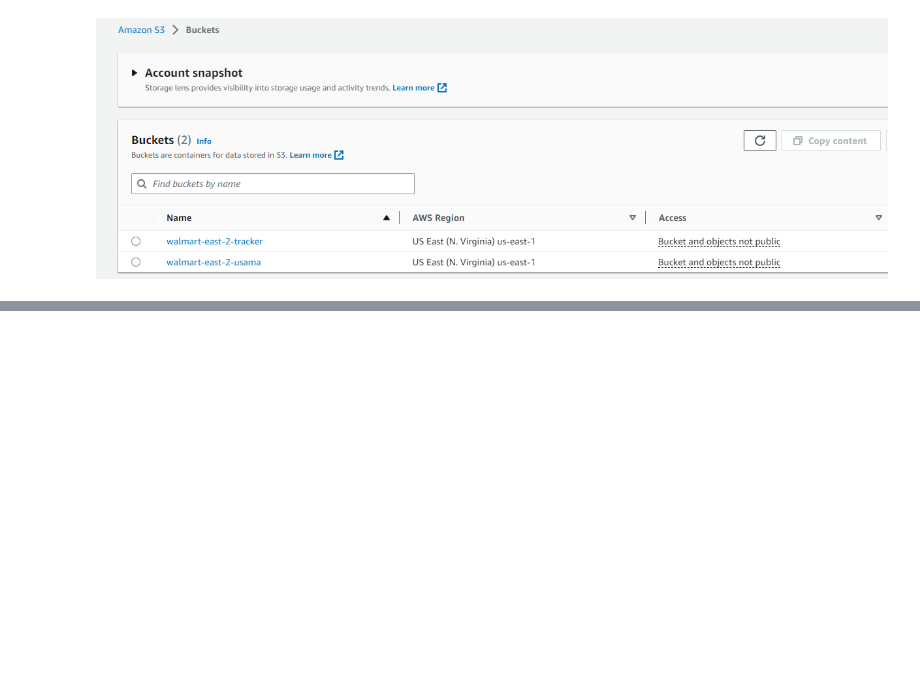
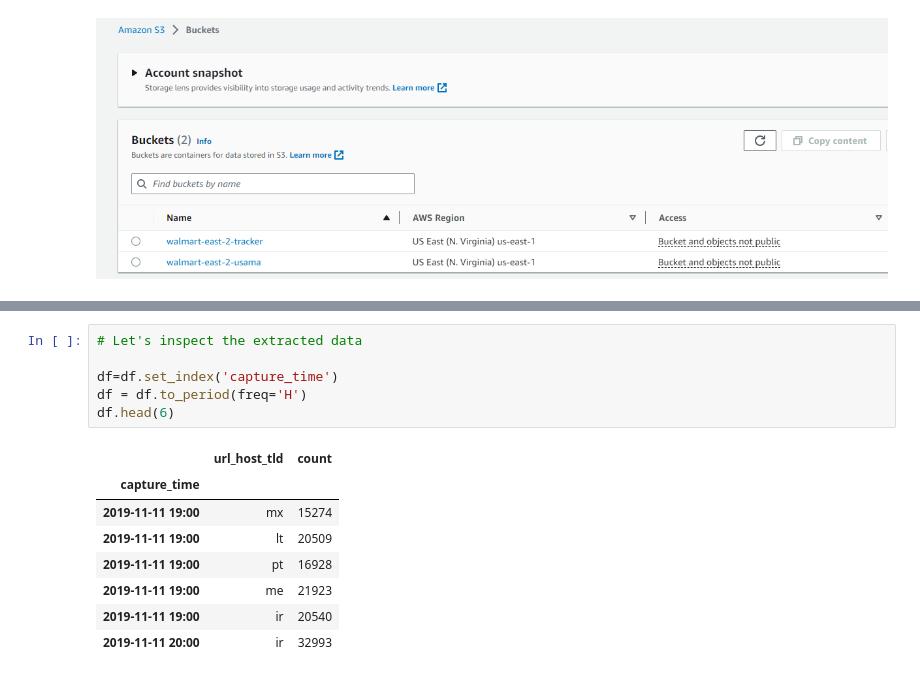
Before and after one commit to prathameshk30/GRA-Data-Engineering-Work, a Jupyter notebook: AWS_Boto_3/AWS Boto3 pipeline.ipynb, the cells around one changed output, grey strips where cells are left out. Drawn from its saved outputs; the diff is of its cells as text; blank space fills up the shorter version.

```diff
--- a/AWS_Boto_3/AWS Boto3 pipeline.ipynb
+++ b/AWS_Boto_3/AWS Boto3 pipeline.ipynb
@@ -148,0 +196,15 @@ data_partition_understand()
+# %%
+# Let's inspect the extracted data
+
+df=df.set_index('capture_time')
+df = df.to_period(freq='H')
+df.head(6)
+# %% [output]
+|  | url_host_tld | count |
+| capture_time |  |  |
+| 2019-11-11 19:00 | mx | 15274 |
+| 2019-11-11 19:00 | lt | 20509 |
+| 2019-11-11 19:00 | pt | 16928 |
+| 2019-11-11 19:00 | me | 21923 |
+| 2019-11-11 19:00 | ir | 20540 |
+| 2019-11-11 20:00 | ir | 32993 |
```
Also changed, not shown: parts of 10 cells of this notebook.
